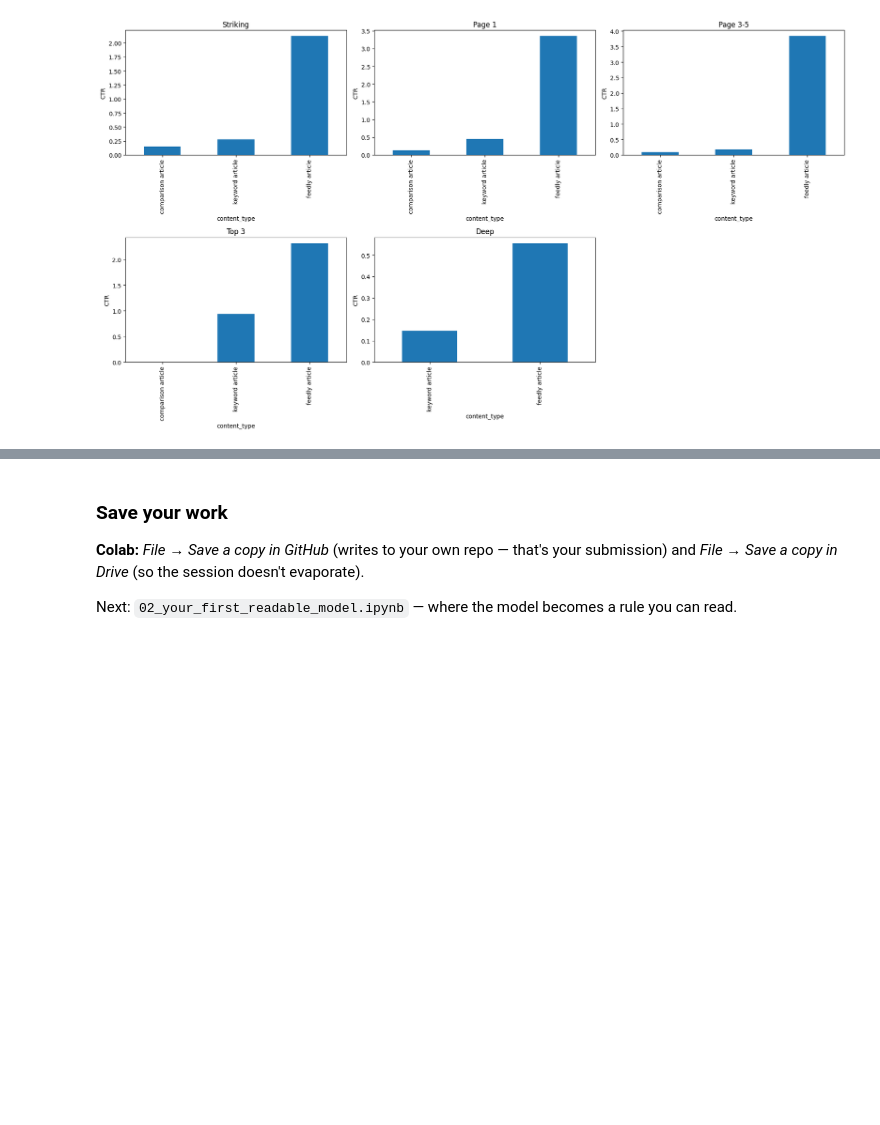
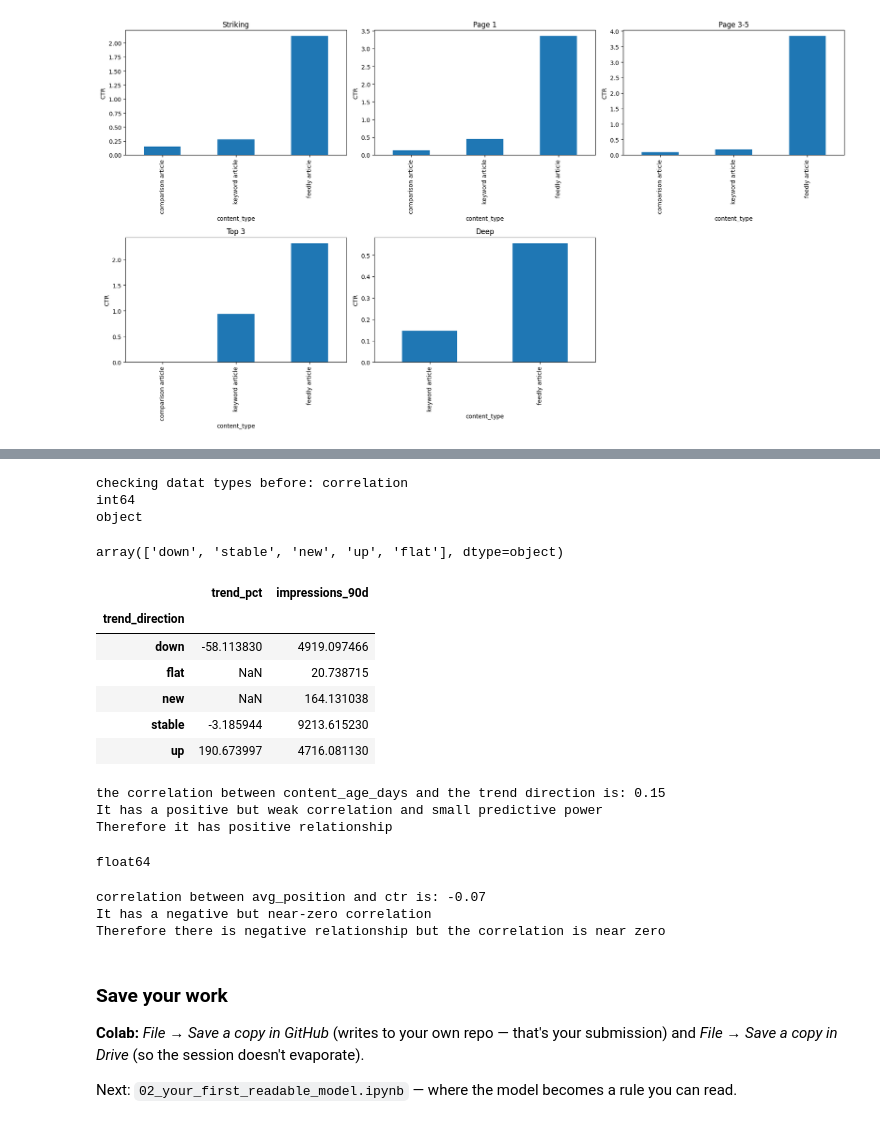
Before and after one commit to ocedev112/AGENT-NAN-agentic-chrome-extension-, a Jupyter notebook: notebooks/01_first_look_and_discovery.ipynb, the cells around one changed output, grey strips where cells are left out. Cells and saved outputs as stored; diff of their text form; code cells hidden in the pictures; blank space fills up the shorter version.

```diff
--- a/notebooks/01_first_look_and_discovery.ipynb
+++ b/notebooks/01_first_look_and_discovery.ipynb
@@ -195,0 +217,25 @@ plt.show()
+# %%
+#Task 3: Another belief test
+print(f"checking datat types before: correlation")
+print(df["content_age_days"].dtype)
+print(df["trend_direction"].dtype)
+# %% [output]
+checking datat types before: correlation
+int64
+object
+# %%
+df["trend_direction"].unique()
+# %% [output]
+array(['down', 'stable', 'new', 'up', 'flat'], dtype=object)
+# %%
+#New and stable seems  confusing, let's find which ranks higher
+
+df.groupby(["trend_direction"])[["trend_pct", "impressions_90d"]].mean()
+# %% [output]
+|  | trend_pct | impressions_90d |
+| trend_direction |  |  |
+| down | -58.113830 | 4919.097466 |
+| flat | NaN | 20.738715 |
+| new | NaN | 164.131038 |
+| stable | -3.185944 | 9213.615230 |
+| up | 190.673997 | 4716.081130 |
@@ -196,3 +246,26 @@ plt.show()
+# %%
+age_days_trend_corr = df["content_age_days"].corr(df["trend_direction_value"])
+print(f"the correlation between content_age_days and the trend direction is: {age_days_trend_corr:.2f}")
+print(f"It has a positive but weak correlation and small predictive power")
+print(f"Therefore it has positive relationship")
+# %% [output]
+the correlation between content_age_days and the trend direction is: 0.15
+It has a positive but weak correlation and small predictive power
+Therefore it has positive relationship
+# %%
+#Find dtypes for other correlation, we know ctr can be used(it was used it before)
+print(df["avg_position"].dtypes)
+# %% [output]
+float64
+# %%
+avg_pos_ctr_corr = df["avg_position"].corr(df["ctr"])
+print(f"correlation between avg_position and ctr is: {avg_pos_ctr_corr:.2f}")
+print("It has a negative but near-zero correlation")
+print("Therefore there is negative relationship but the correlation is near zero")
+# %% [output]
+correlation between avg_position and ctr is: -0.07
+It has a negative but near-zero correlation
+Therefore there is negative relationship but the correlation is near zero
 # %% [markdown]
 ### Save your work
 **Colab:** *File → Save a copy in GitHub* (writes to your own repo — that's your submission) and *File → Save a copy in Drive* (so the session doesn't evaporate).
```
Also changed, not shown: parts of 9 cells of this notebook.
